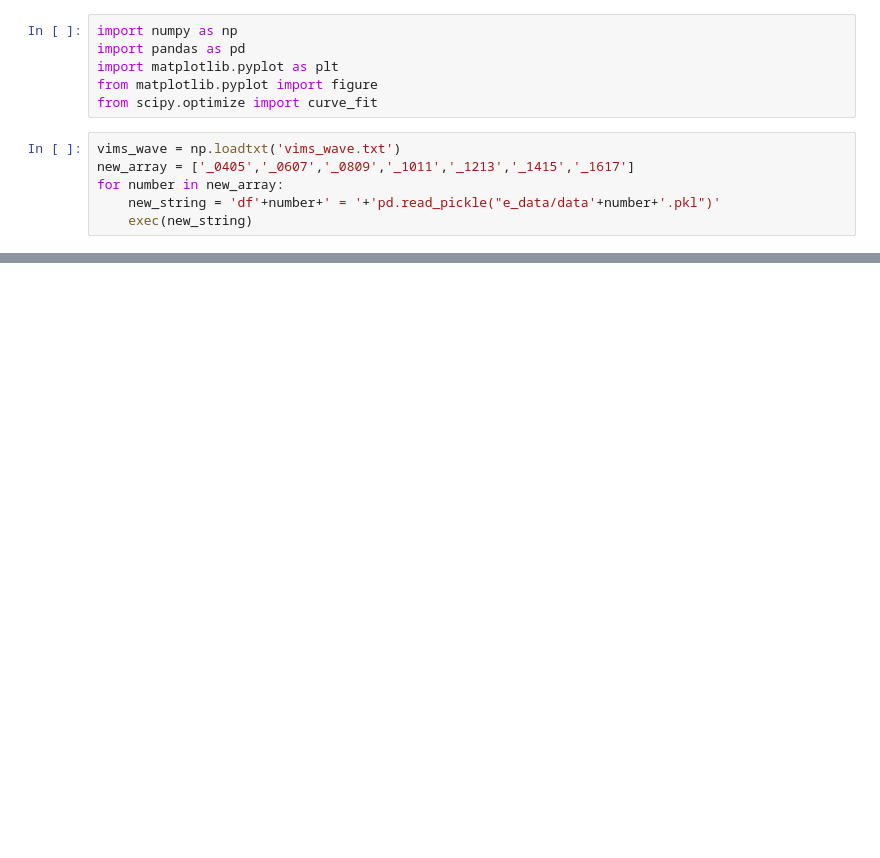
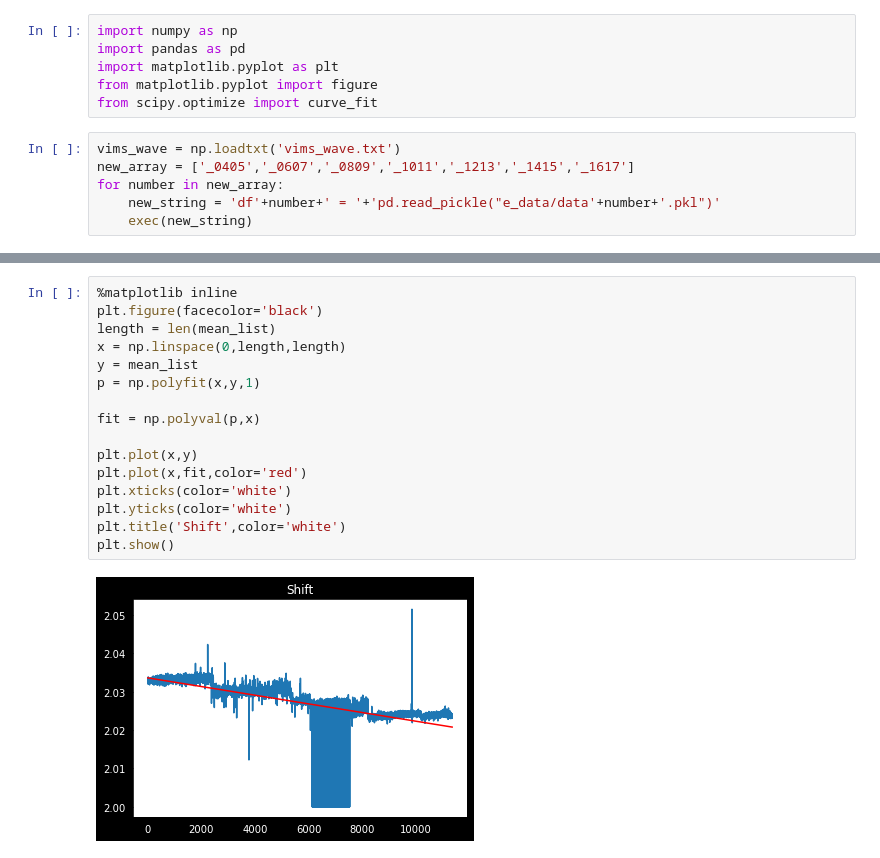
Before and after one commit to lucaslibshutz/spectralResearch, a Jupyter notebook: spectral_fitting_4.5.ipynb, the cells around one changed output, grey strips where cells are left out. Cells and saved outputs as stored; diff of their text form; blank space fills up the shorter version.

```diff
--- a/spectral_fitting_4.5.ipynb
+++ b/spectral_fitting_4.5.ipynb
@@ -84,0 +87,18 @@ Name: spectrum, Length: 2507, dtype: object
+# %%
+%matplotlib inline
+plt.figure(facecolor='black')
+length = len(mean_list)
+x = np.linspace(0,length,length)
+y = mean_list
+p = np.polyfit(x,y,1)
+
+fit = np.polyval(p,x)
+
+plt.plot(x,y)
+plt.plot(x,fit,color='red')
+plt.xticks(color='white')
+plt.yticks(color='white')
+plt.title('Shift',color='white')
+plt.show()
+# %% [output]
+[figure, added]
```
Also changed, not shown: parts of 11 cells of this notebook, 1 other file.
